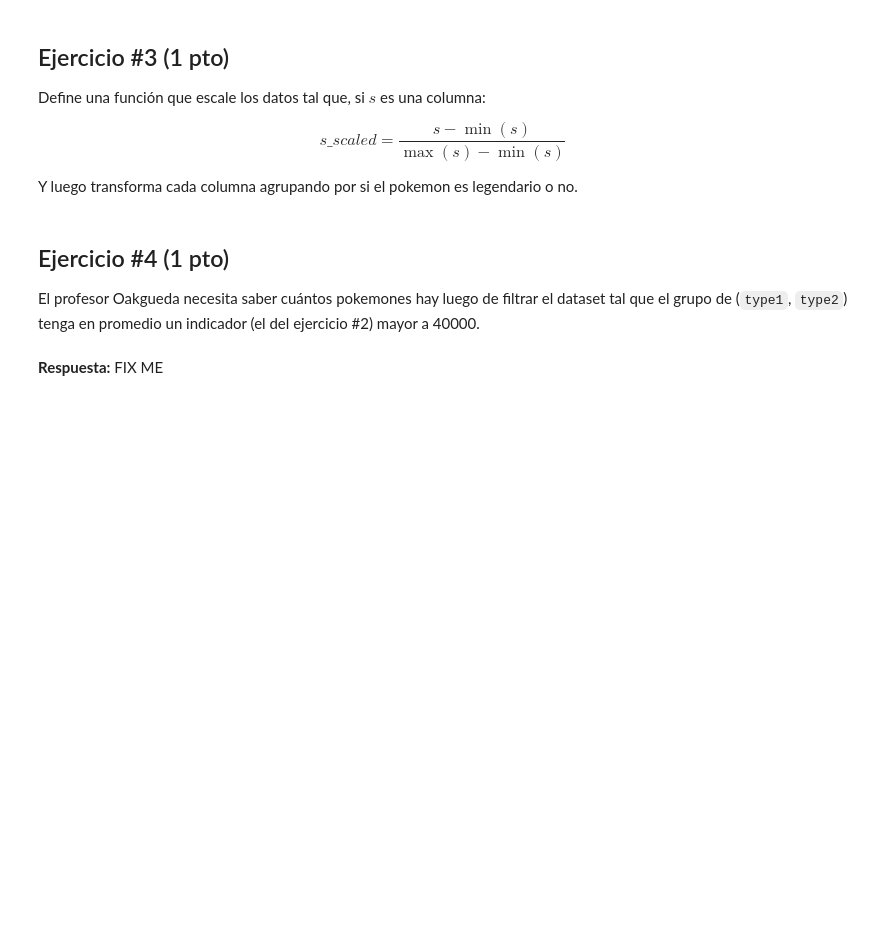
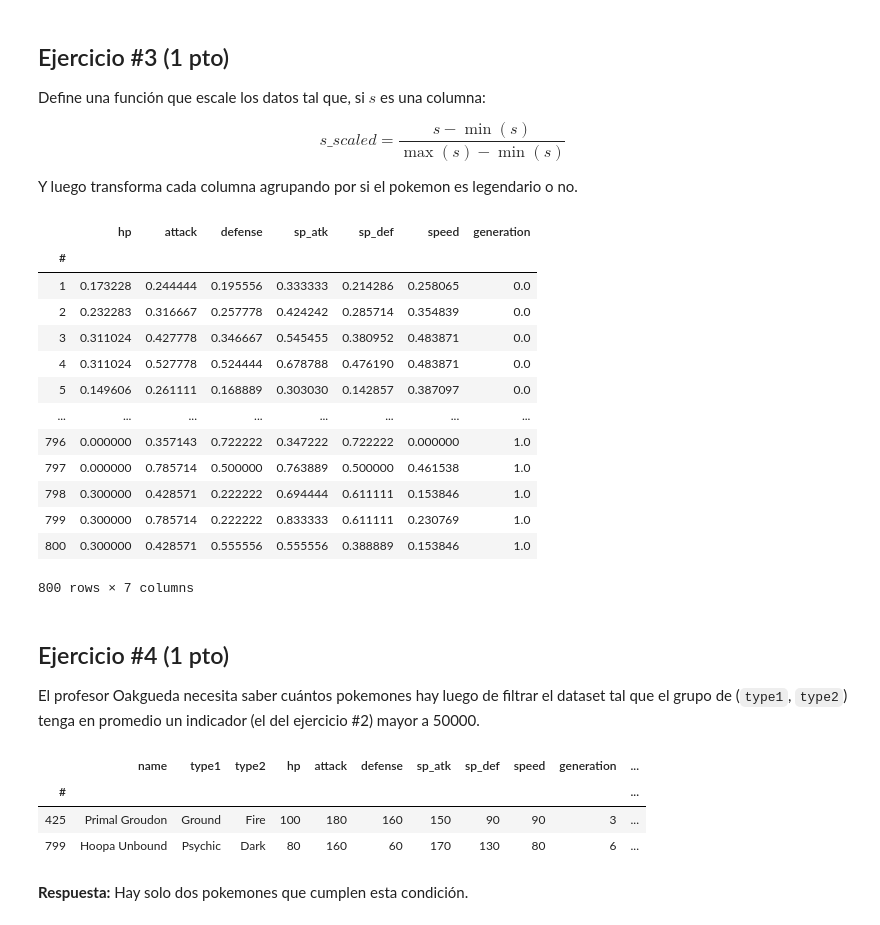
Before and after one commit to Crhlb/mat281_repositorio, a Jupyter notebook: m02_data_analysis/m02_c04_data_aggregation/m02_c04_lab.ipynb, the cells around one changed output. Cells and saved outputs as stored; diff of their text form; code cells hidden in the pictures; blank space fills up the shorter version.

```diff
--- a/m02_data_analysis/m02_c04_data_aggregation/m02_c04_lab.ipynb
+++ b/m02_data_analysis/m02_c04_data_aggregation/m02_c04_lab.ipynb
@@ -83,14 +114,34 @@ $$s\_scaled = \frac{s - \min(s)}{\max(s) - \min(s)}$$
 Y luego transforma cada columna agrupando por si el pokemon es legendario o no.
 # %%
 def minmax_scale(s):
-    return ## FIX ME ##
+    return (s-s.min())/(s.max()-s.min())
 
-pkm.groupby(## FIX ME ##).transform(minmax_scale)
+pkm.groupby("legendary").transform(minmax_scale)
+# %% [output]
+|  | hp | attack | defense | sp_atk | sp_def | speed | generation |
+| # |  |  |  |  |  |  |  |
+| 1 | 0.173228 | 0.244444 | 0.195556 | 0.333333 | 0.214286 | 0.258065 | 0.0 |
+| 2 | 0.232283 | 0.316667 | 0.257778 | 0.424242 | 0.285714 | 0.354839 | 0.0 |
+| 3 | 0.311024 | 0.427778 | 0.346667 | 0.545455 | 0.380952 | 0.483871 | 0.0 |
+| 4 | 0.311024 | 0.527778 | 0.524444 | 0.678788 | 0.476190 | 0.483871 | 0.0 |
+| 5 | 0.149606 | 0.261111 | 0.168889 | 0.303030 | 0.142857 | 0.387097 | 0.0 |
+| ... | ... | ... | ... | ... | ... | ... | ... |
+| 796 | 0.000000 | 0.357143 | 0.722222 | 0.347222 | 0.722222 | 0.000000 | 1.0 |
+| 797 | 0.000000 | 0.785714 | 0.500000 | 0.763889 | 0.500000 | 0.461538 | 1.0 |
+| 798 | 0.300000 | 0.428571 | 0.222222 | 0.694444 | 0.611111 | 0.153846 | 1.0 |
+| 799 | 0.300000 | 0.785714 | 0.222222 | 0.833333 | 0.611111 | 0.230769 | 1.0 |
+| 800 | 0.300000 | 0.428571 | 0.555556 | 0.555556 | 0.388889 | 0.153846 | 1.0 |
+800 rows × 7 columns
 # %% [markdown]
 ## Ejercicio #4 (1 pto)
 
-El profesor Oakgueda necesita saber cuántos pokemones hay luego de filtrar el dataset tal que el grupo de (`type1`, `type2`) tenga en promedio un indicador (el del ejercicio #2) mayor a 40000.
+El profesor Oakgueda necesita saber cuántos pokemones hay luego de filtrar el dataset tal que el grupo de (`type1`, `type2`) tenga en promedio un indicador (el del ejercicio #2) mayor a 50000.
 # %%
-pkm.groupby(## FIX ME ##).filter(lambda df: ## FIX ME ##)
+pkm.groupby(["type1","type2"]).filter(lambda df: oakgueda_indicator(df)>40000)
+# %% [output]
+|  | name | type1 | type2 | hp | attack | defense | sp_atk | sp_def | speed | generation | ... |
+| # |  |  |  |  |  |  |  |  |  |  | ... |
+| 425 | Primal Groudon | Ground | Fire | 100 | 180 | 160 | 150 | 90 | 90 | 3 | ... |
+| 799 | Hoopa Unbound | Psychic | Dark | 80 | 160 | 60 | 170 | 130 | 80 | 6 | ... |
-# %% [markdown]
-__Respuesta:__ FIX ME
+# %% [markdown]
+__Respuesta:__ Hay solo dos pokemones que cumplen esta condición.
```
Also changed, not shown: parts of 9 cells of this notebook, 2 other files.
